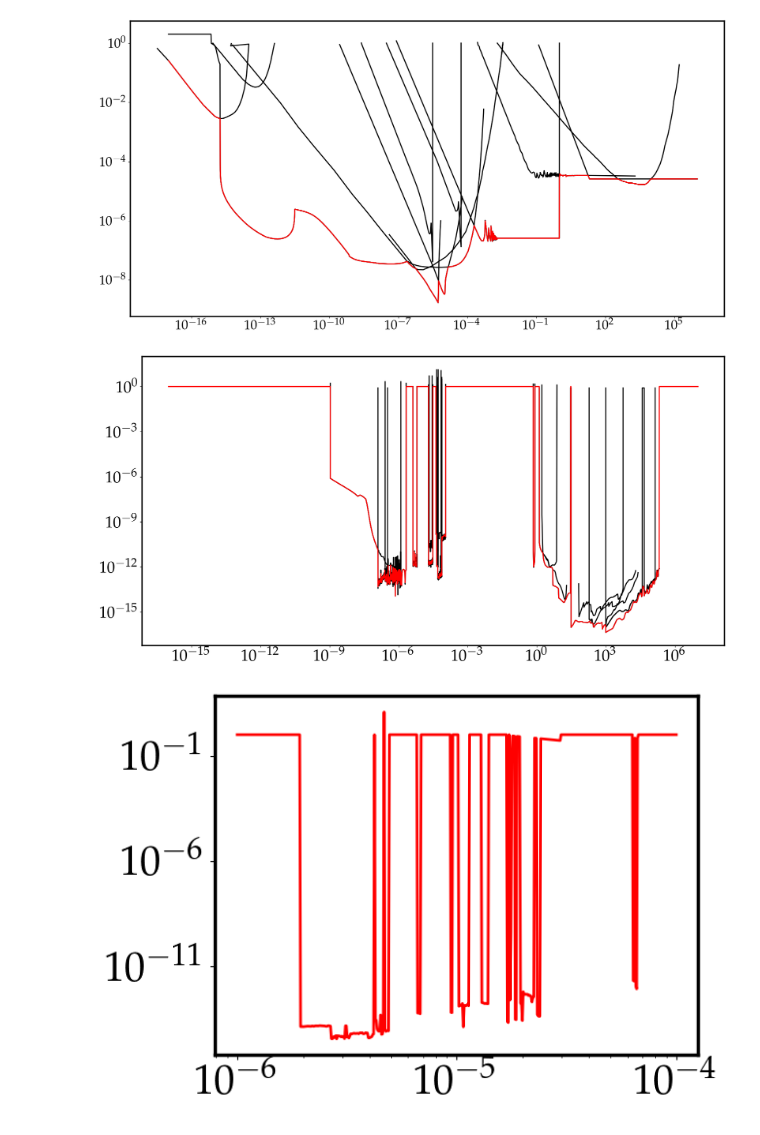
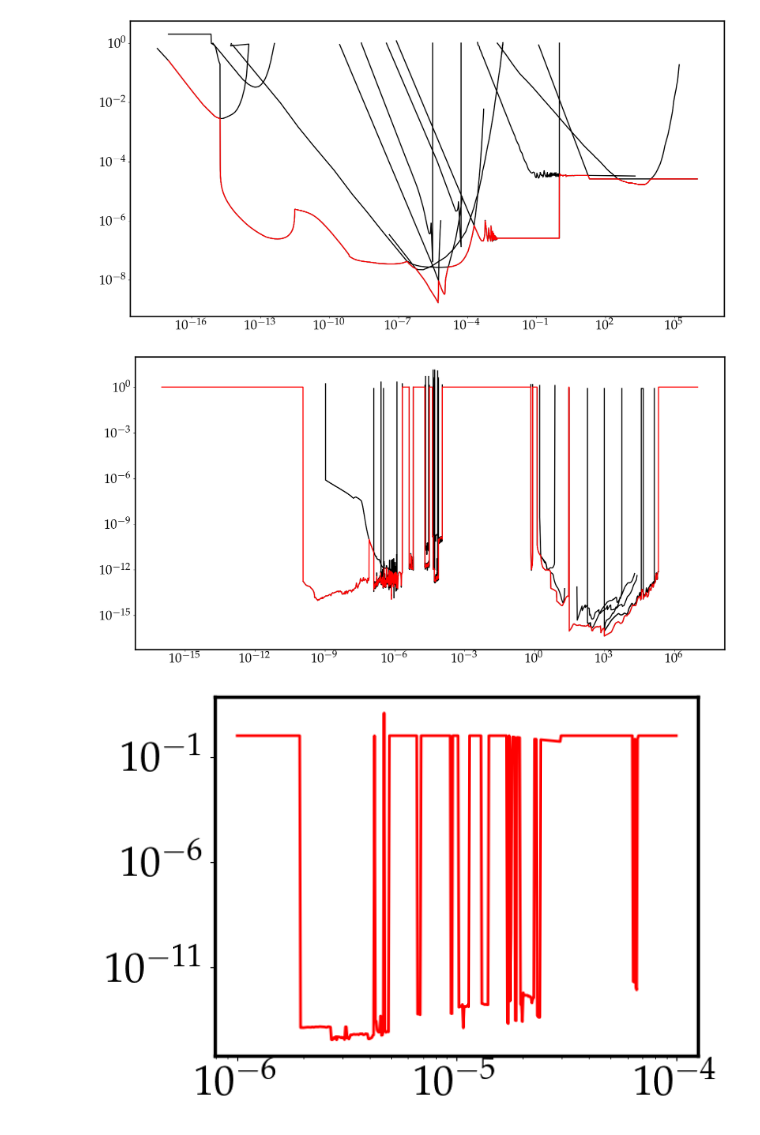
Before and after one commit to cajohare/AxionLimits, a Jupyter notebook: DarkPhoton.ipynb, the cells around one changed output. Cells and saved outputs as stored; diff of their text form; code cells hidden in the pictures.

Commit message:
adding DP limit parker probe

```diff
--- a/DarkPhoton.ipynb
+++ b/DarkPhoton.ipynb
@@ -767,35 +770,37 @@ dat24[:,1] = dat24[:,1]*sqrt(1/3/0.25)
 dat25 = loadtxt("limit_data/DarkPhoton/GigaBREAD.txt")
 dat25[:,1] = dat25[:,1]*sqrt(1/3/0.0019)
 
+dat26 = loadtxt("limit_data/DarkPhoton/ParkerSolarProbe.txt")
+
 dats = [dat1,dat2,dat3,dat4,dat5,dat6,dat7,dat8,dat9,
-        dat10,dat11,dat12,dat13,dat14,dat15,dat16,dat17,dat18,dat19,dat20,dat21,dat22,dat23,dat24,dat25]
+        dat10,dat11,dat12,dat13,dat14,dat15,dat16,dat17,dat18,dat19,dat20,dat21,dat22,dat23,dat24,dat25,dat26]
 for dat in dats:
     plt.plot(dat[:,0],dat[:,1],color='k',alpha=1,zorder=0.5,lw=2)
 
 mmin = 1e-16
 mmax = 1e7
 
 mvals = logspace(log10(mmin),log10(mmax),5000)
 
 chi = zeros(shape=5000)
 for dat in dats:
     chi1 = 10**interp(log10(mvals),log10(dat[:,0]),log10(dat[:,1]))
     chi1[mvals<amin(dat[:,0])] = inf
     chi1[mvals>amax(dat[:,0])] = inf
     chi = column_stack((chi,chi1))
 chi = chi[:,1:]
 
 chi = amin(chi,1)
 
 chi[chi==inf] = 1
 plt.plot(mvals,chi,color='r',alpha=1,zorder=0.5,lw=2)
 
 savetxt('limit_data/DarkPhoton/DP_Combined_DarkMatterSearches.txt',column_stack((mvals,chi)))
 
 plt.yscale('log')
 plt.xscale('log')
 # %% [output]
-[figure, old version]
+[figure, new version]
 # %%
 fnames = ['ADMX','ADMX2018','ADMX2019_1','ADMX2019_2','ADMX2021','ADMX_Sidecar','HAYSTAC','HAYSTAC_2020','HAYSTAC_2022','CAPP-1',
          'CAPP-2','CAPP-3','CAPP-4','CAPP-5','CAPP-6','CAST-CAPP','TASEH','ORGAN-1a','CAPP-7','CAPP-8','ORGAN-1b','QUAX4','CAPP-MAX']
```
Also changed, not shown: parts of 4 cells of this notebook, 18 other files.
